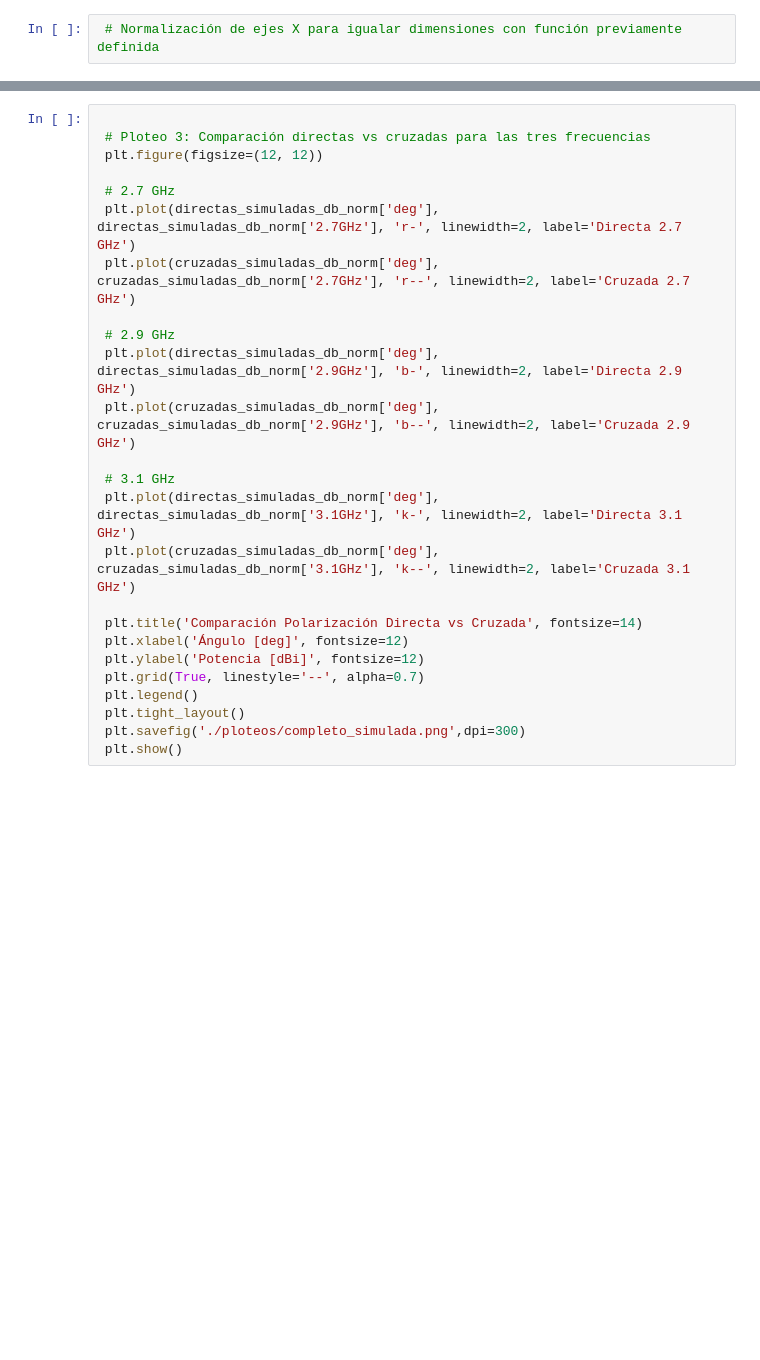
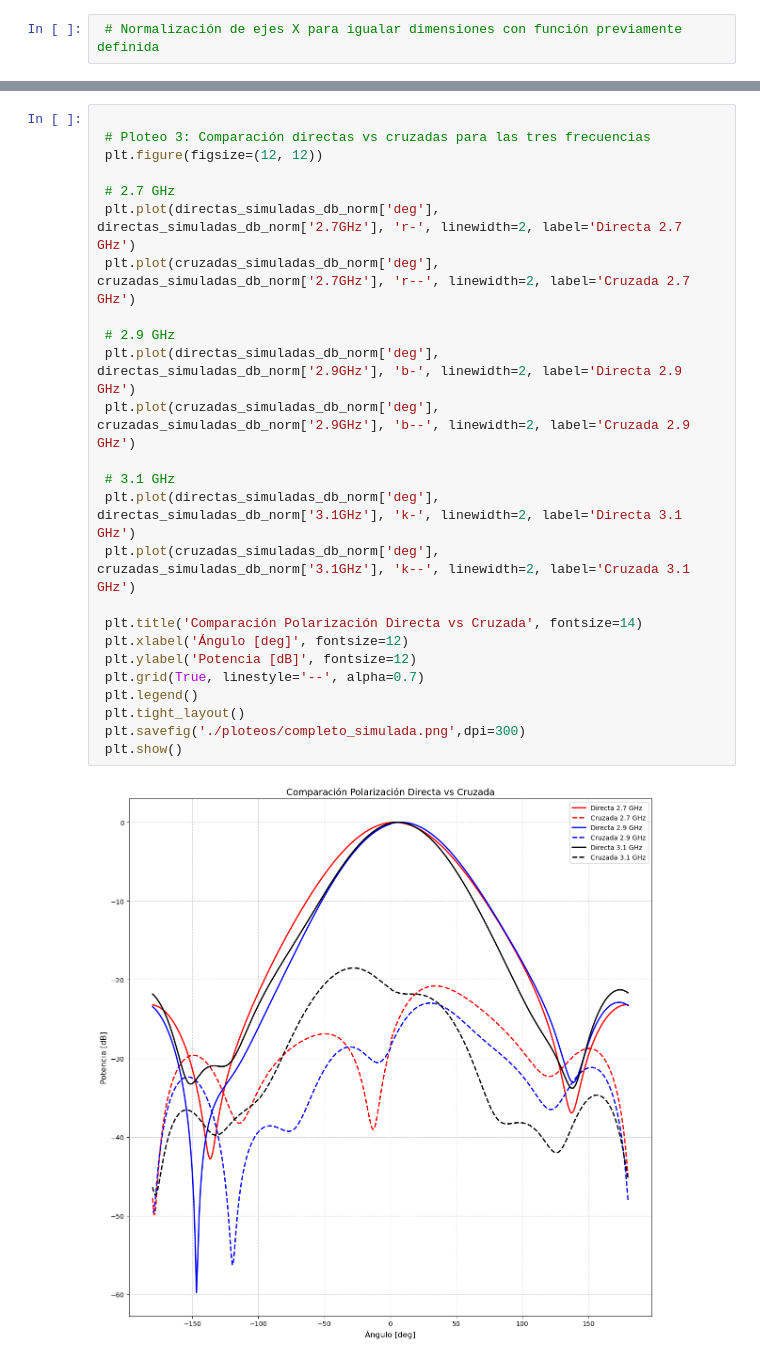
Before and after one commit to SimonAulet/antenas_lab2, a Jupyter notebook: Ploteos_2.ipynb, the cells around one changed output, grey strips where cells are left out. Saved outputs shown, nothing was run; the diff lists cells and outputs as text; blank space fills up the shorter version.

```diff
--- a/Ploteos_2.ipynb
+++ b/Ploteos_2.ipynb
@@ -197,25 +243,27 @@ ValueError: Unit 'DBI;' not recognized for conversion to dBm
 # %%
 
  # Ploteo 3: Comparación directas vs cruzadas para las tres frecuencias
  plt.figure(figsize=(12, 12))
 
  # 2.7 GHz
  plt.plot(directas_simuladas_db_norm['deg'], directas_simuladas_db_norm['2.7GHz'], 'r-', linewidth=2, label='Directa 2.7 GHz')
  plt.plot(cruzadas_simuladas_db_norm['deg'], cruzadas_simuladas_db_norm['2.7GHz'], 'r--', linewidth=2, label='Cruzada 2.7 GHz')
 
  # 2.9 GHz
  plt.plot(directas_simuladas_db_norm['deg'], directas_simuladas_db_norm['2.9GHz'], 'b-', linewidth=2, label='Directa 2.9 GHz')
  plt.plot(cruzadas_simuladas_db_norm['deg'], cruzadas_simuladas_db_norm['2.9GHz'], 'b--', linewidth=2, label='Cruzada 2.9 GHz')
 
  # 3.1 GHz
  plt.plot(directas_simuladas_db_norm['deg'], directas_simuladas_db_norm['3.1GHz'], 'k-', linewidth=2, label='Directa 3.1 GHz')
  plt.plot(cruzadas_simuladas_db_norm['deg'], cruzadas_simuladas_db_norm['3.1GHz'], 'k--', linewidth=2, label='Cruzada 3.1 GHz')
 
  plt.title('Comparación Polarización Directa vs Cruzada', fontsize=14)
  plt.xlabel('Ángulo [deg]', fontsize=12)
- plt.ylabel('Potencia [dBi]', fontsize=12)
+ plt.ylabel('Potencia [dB]', fontsize=12)
  plt.grid(True, linestyle='--', alpha=0.7)
  plt.legend()
  plt.tight_layout()
  plt.savefig('./ploteos/completo_simulada.png',dpi=300)
  plt.show()
+# %% [output]
+[figure, added]
```
Also changed, not shown: parts of 8 cells of this notebook, 2 other files.
